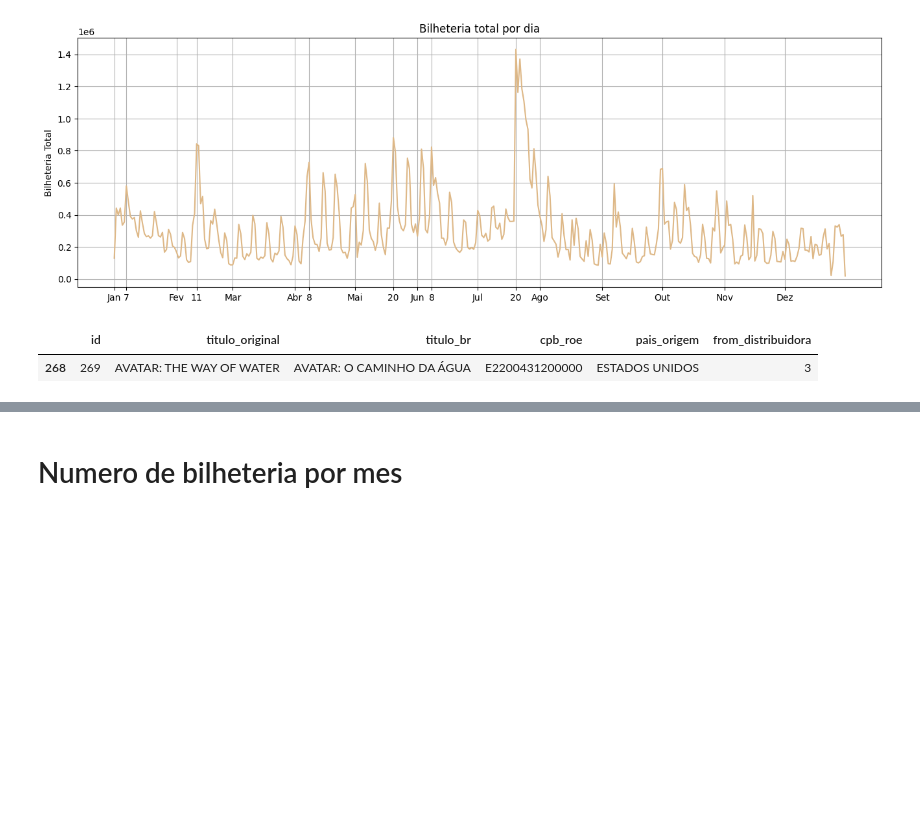
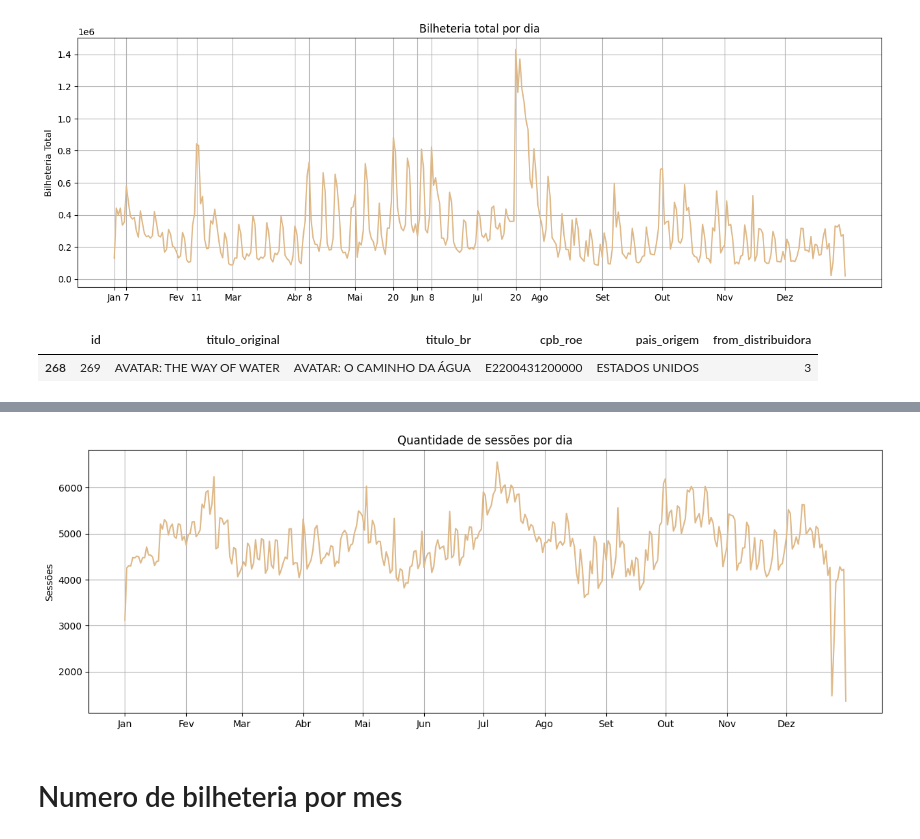
Before and after one commit to jhe-sua/A2_introcomp, a Jupyter notebook: Graficos.ipynb, the cells around one changed output, grey strips where cells are left out. Saved outputs shown, nothing was run; the diff lists cells and outputs as text; code cells hidden in the pictures; blank space fills up the shorter version.

```diff
--- a/Graficos.ipynb
+++ b/Graficos.ipynb
@@ -236,0 +239,6 @@ filme[filme["id"] == 269]
+# %%
+#quantidade de sessoes por dia
+sessoes_dia = sessao.groupby("data_exibicao").size().reset_index()
+sessoes_dia["data_exibicao"] = pd.to_datetime(sessoes_dia["data_exibicao"], format="%d/%m/%Y")
+sessoes_dia = sessoes_dia.sort_values(by="data_exibicao")
+sessoes_dia[0]
@@ -237,3 +258,18 @@ filme[filme["id"] == 269]
+# %%
+plt.figure(figsize=(15,5))
+plt.plot(range(1,366),sessoes_dia[0], color="burlywood")
+
+dias_inicio_mes = [1, 32, 60, 91, 121, 152, 182, 213, 244, 274, 305, 335]
+nomes_meses = ["Jan", "Fev", "Mar", "Abr", "Mai", "Jun", "Jul", "Ago", "Set", "Out","Nov", "Dez"]
+
+plt.xticks(ticks=dias_inicio_mes, labels=nomes_meses)
+plt.grid()
+
+plt.title("Quantidade de sessões por dia")
+plt.ylabel("Sessões")
+plt.show()
+# %% [output]
+[figure, added]
 # %% [markdown]
 # Numero de bilheteria por mes
 # %%
```
Also changed, not shown: parts of 3 cells of this notebook, 4 other files.
